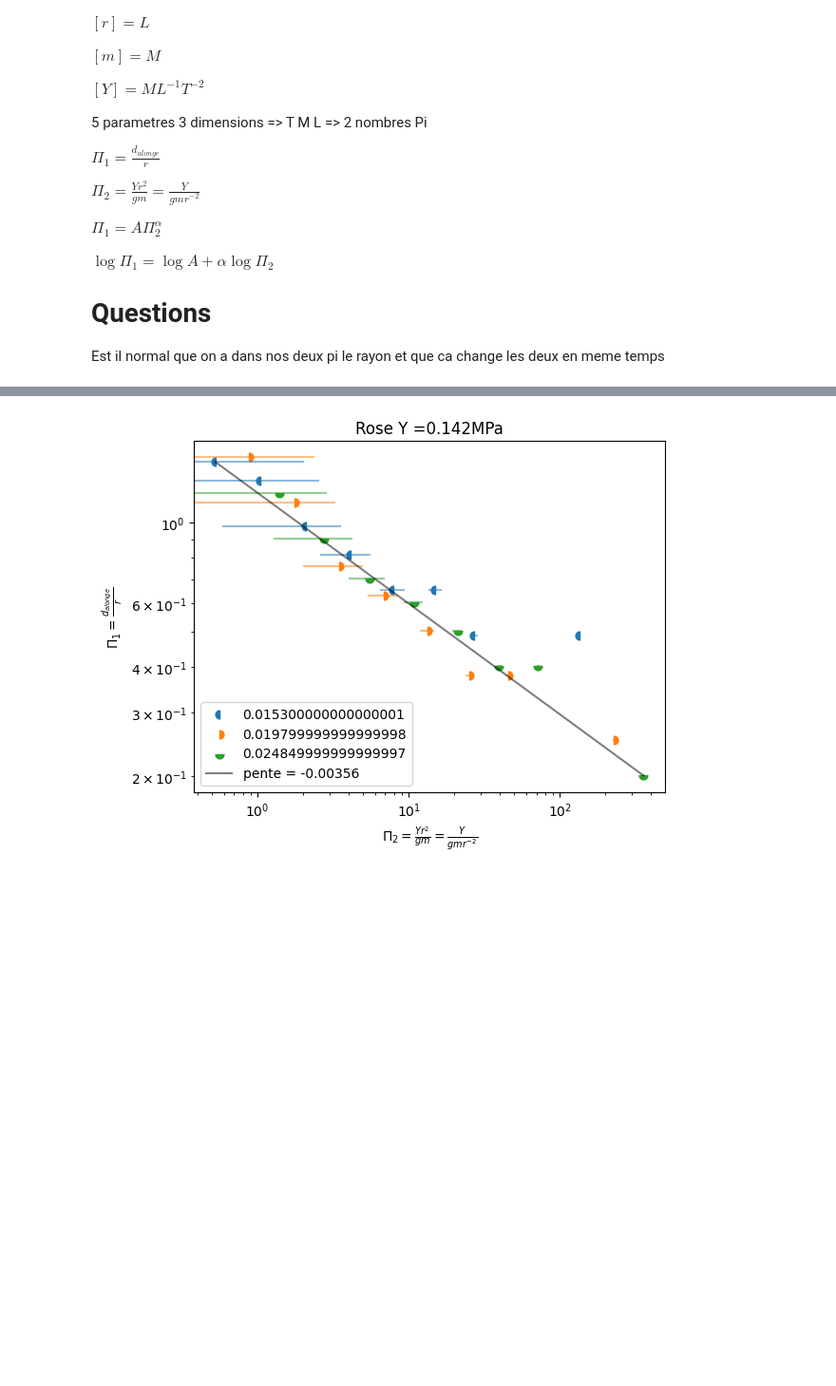
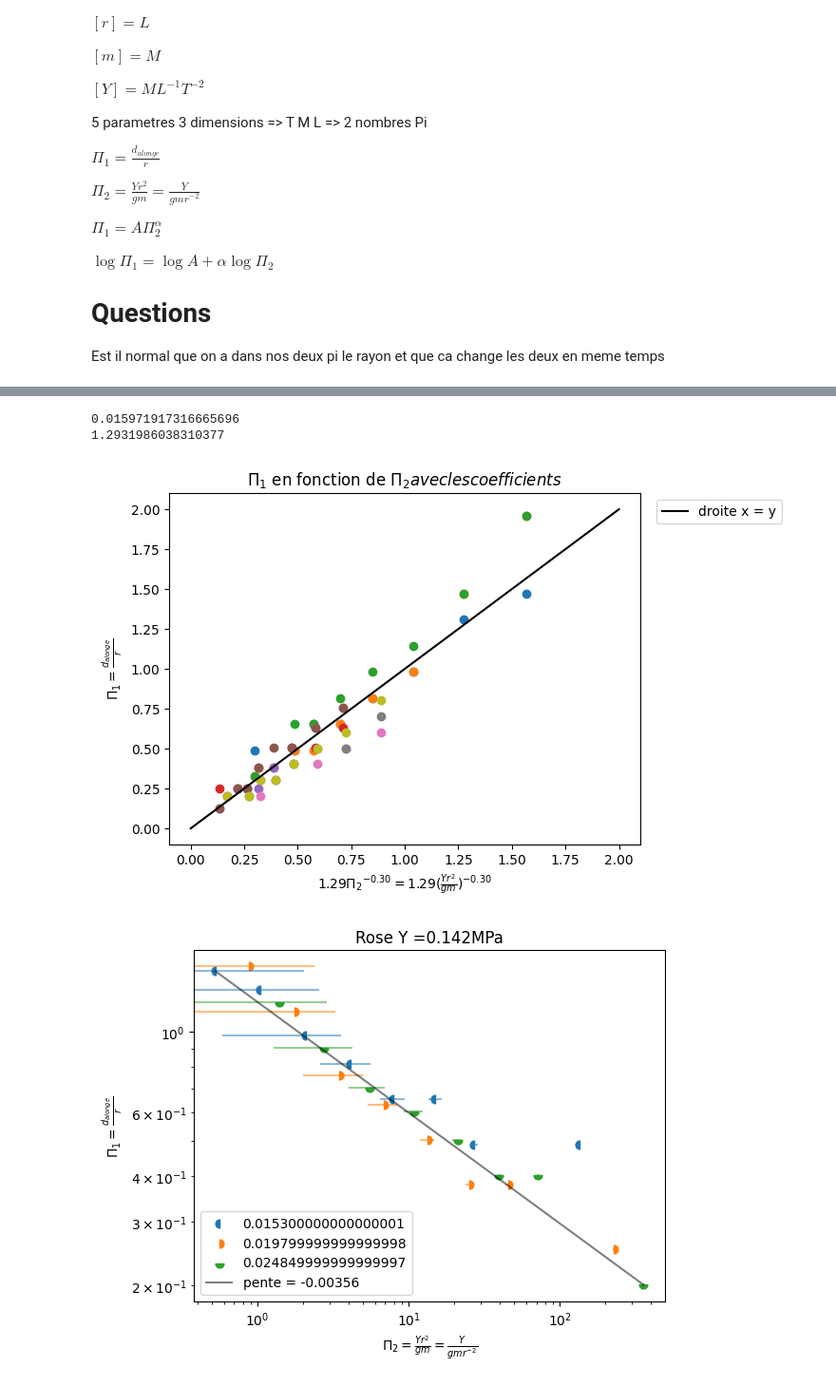
Before and after one commit to erdicn/ContactDeHertz, a Jupyter notebook: Hertz.ipynb, the cells around one changed output, grey strips where cells are left out. Shown at 95% size. Drawn from its saved outputs; the diff is of its cells as text; code cells hidden in the pictures; blank space fills up the shorter version.

```diff
--- a/Hertz.ipynb
+++ b/Hertz.ipynb
@@ -153,3 +153,36 @@ valeurs(YoungPa[1],Rayons[0],Masses[7],9.81)
+# %%
+# def valeurs(Y, r, m, g = 9.81):
+#     val = r*(((Y * r**2) / (g * m))**(ALPHA))
+#     print(1.3*val)
+#     return val
+# valeurs(YoungPa[0], Rayons[0], Masses[5])
+def graph():
+    fig, ax = plt.subplots()
+    moys = []
+    for i in range(3):
+        for j in range(3):
+            moys.append(np.average(PI1[i][j]/(PI2[i]**ALPHA)))
+    print(np.average(moys))
+    constante = np.average(moys)
+    for i in range(3):
+        for j in range(3):
+            ax.scatter(constante*PI2[i]**ALPHA, PI1[i][j], )
+    ax.plot([0,2],[0, 2], color = "k", label = "droite x = y")
+    plt.legend(bbox_to_anchor=(1.02, 1.0),loc='upper left')
+    plt.title("$\Pi_1$ en fonction de $\Pi_2 avec les coefficients$")
+    plt.xlabel("${%.2f}{\Pi_2}^{%.2f}  = {%.2f}{(\\frac{Yr^2}{gm})}^{%.2f} $" %(constante,ALPHA,constante,ALPHA))#= {(\\frac{Y}{gmr^{-2})}^{%.2f}
+    plt.ylabel("$\Pi_1= \\frac{d_{alonge}}{r}}$")
+    plt.savefig("Ultime.png", dpi = 500)
+    plt.show()
+    plt.close()
+graph()
+
+#         return
+# valeurs(YoungPa[1],Rayons[0],Masses[7],9.81)
+# %% [output]
+0.015971917316665696
+1.2931986038310377
+[figure, added]
 # %%
 def Graph1FonctionDe2(nb, j, alongations, Masse, Rayon, nomGraph, Young, loglog = True): #On mets reayon fixe
     minx =  99999999
```
Also changed, not shown: parts of 4 cells of this notebook, 2 other files.
